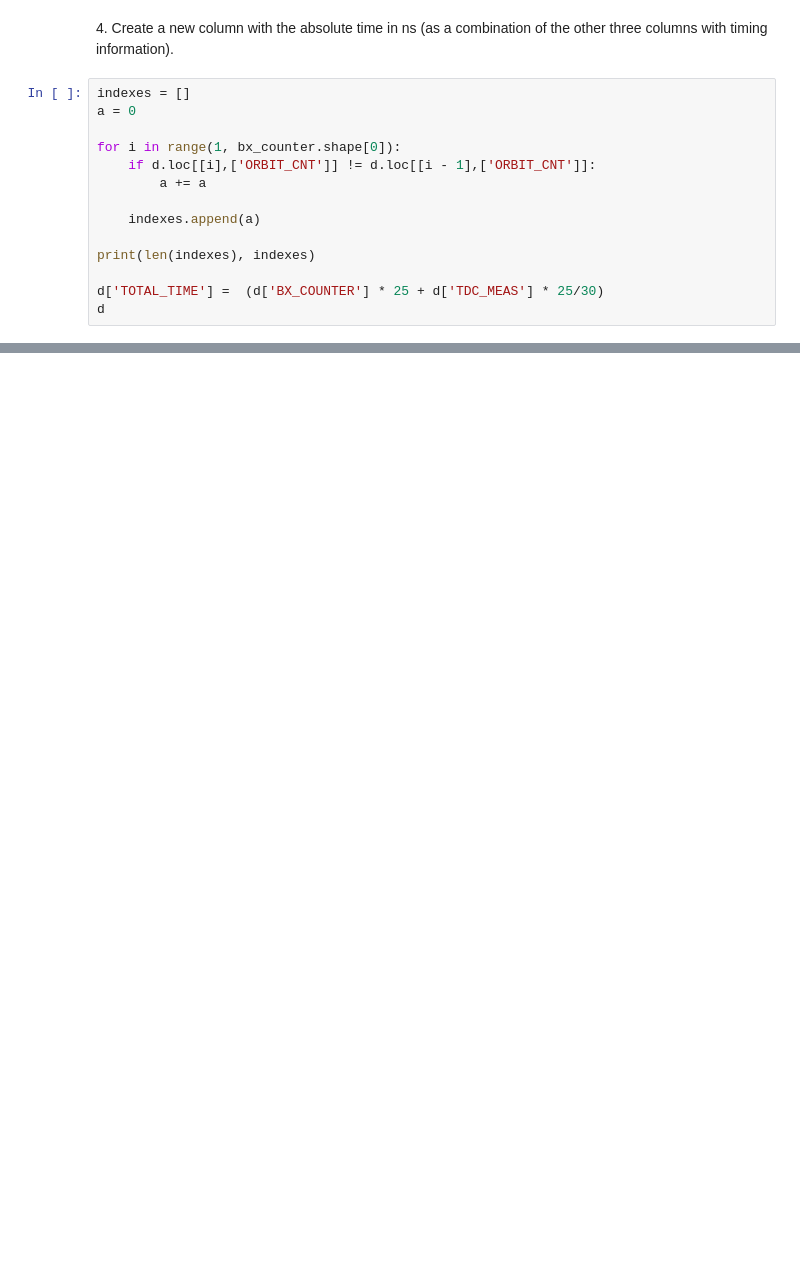
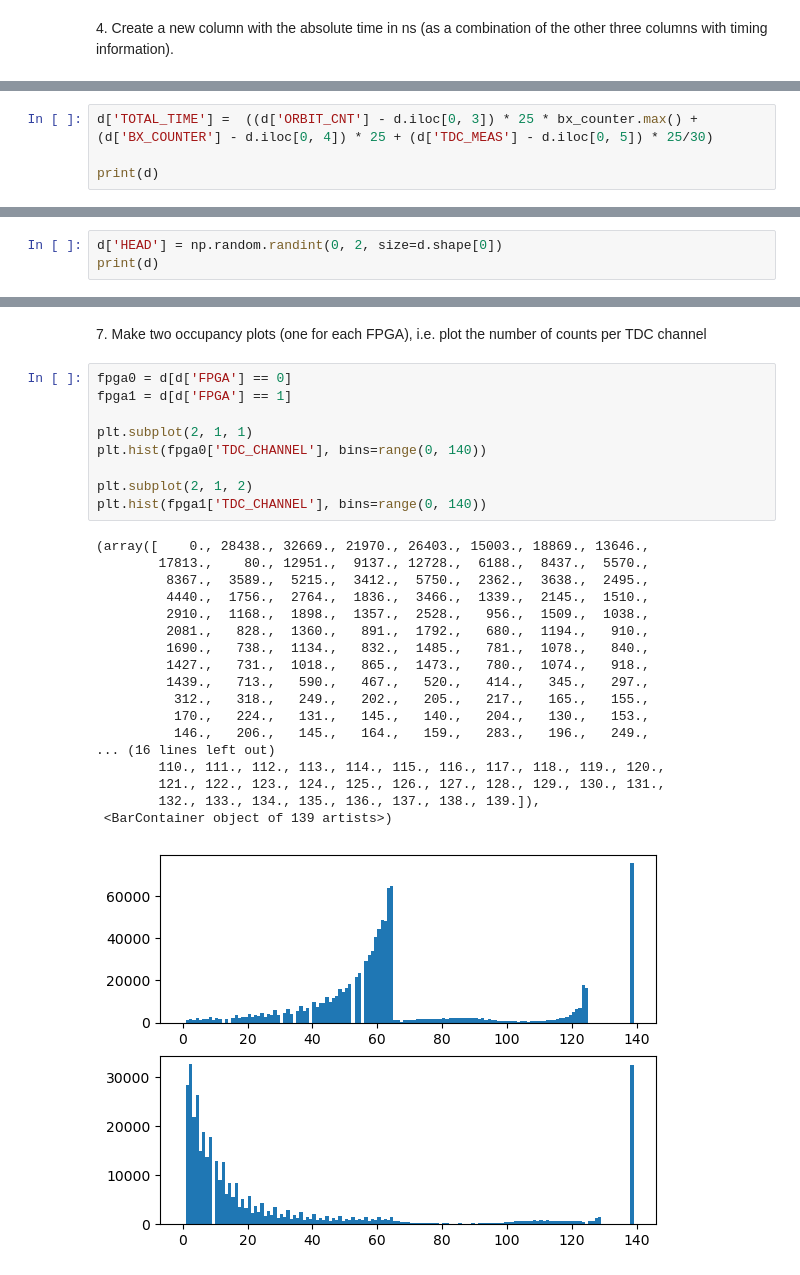
Before and after one commit to Kallo27/LaboratoryOfComputationalPhysics_Y6, a Jupyter notebook: 06ex/06ex_Pandas.ipynb, the cells around one changed output, grey strips where cells are left out. Drawn from its saved outputs; the diff is of its cells as text; blank space fills up the shorter version.

```diff
--- a/06ex/06ex_Pandas.ipynb
+++ b/06ex/06ex_Pandas.ipynb
@@ -63,16 +50,2 @@ Total time: 979914075
 # %% [markdown]
 4\. Create a new column with the absolute time in ns (as a combination of the other three columns with timing information).
-# %%
-indexes = []
-a = 0
-
-for i in range(1, bx_counter.shape[0]):
-    if d.loc[[i],['ORBIT_CNT']] != d.loc[[i - 1],['ORBIT_CNT']]:
-        a += a
-
-    indexes.append(a)
-
-print(len(indexes), indexes)
-
-d['TOTAL_TIME'] =  (d['BX_COUNTER'] * 25 + d['TDC_MEAS'] * 25/30)
-d
@@ -90,0 +52,4 @@ ValueError: Can only compare identically-labeled (both index and columns) DataFr
+# %%
+d['TOTAL_TIME'] =  ((d['ORBIT_CNT'] - d.iloc[0, 3]) * 25 * bx_counter.max() + (d['BX_COUNTER'] - d.iloc[0, 4]) * 25 + (d['TDC_MEAS'] - d.iloc[0, 5]) * 25/30)
+
+print(d)
@@ -90,0 +76,3 @@ ValueError: Can only compare identically-labeled (both index and columns) DataFr
+# %%
+d['HEAD'] = np.random.randint(0, 2, size=d.shape[0])
+print(d)
@@ -90,0 +122,30 @@ ValueError: Can only compare identically-labeled (both index and columns) DataFr
+# %% [markdown]
+7\. Make two occupancy plots (one for each FPGA), i.e. plot the number of counts per TDC channel
+# %%
+fpga0 = d[d['FPGA'] == 0]
+fpga1 = d[d['FPGA'] == 1]
+
+plt.subplot(2, 1, 1)
+plt.hist(fpga0['TDC_CHANNEL'], bins=range(0, 140))
+
+plt.subplot(2, 1, 2)
+plt.hist(fpga1['TDC_CHANNEL'], bins=range(0, 140))
+# %% [output]
+(array([    0., 28438., 32669., 21970., 26403., 15003., 18869., 13646.,
+        17813.,    80., 12951.,  9137., 12728.,  6188.,  8437.,  5570.,
+         8367.,  3589.,  5215.,  3412.,  5750.,  2362.,  3638.,  2495.,
+         4440.,  1756.,  2764.,  1836.,  3466.,  1339.,  2145.,  1510.,
+         2910.,  1168.,  1898.,  1357.,  2528.,   956.,  1509.,  1038.,
+         2081.,   828.,  1360.,   891.,  1792.,   680.,  1194.,   910.,
+         1690.,   738.,  1134.,   832.,  1485.,   781.,  1078.,   840.,
+         1427.,   731.,  1018.,   865.,  1473.,   780.,  1074.,   918.,
+         1439.,   713.,   590.,   467.,   520.,   414.,   345.,   297.,
+          312.,   318.,   249.,   202.,   205.,   217.,   165.,   155.,
+          170.,   224.,   131.,   145.,   140.,   204.,   130.,   153.,
+          146.,   206.,   145.,   164.,   159.,   283.,   196.,   249.,
+... (16 lines left out)
+        110., 111., 112., 113., 114., 115., 116., 117., 118., 119., 120.,
+        121., 122., 123., 124., 125., 126., 127., 128., 129., 130., 131.,
+        132., 133., 134., 135., 136., 137., 138., 139.]),
+ <BarContainer object of 139 artists>)
+[figure, added]
```
Also changed, not shown: parts of 15 cells of this notebook.
